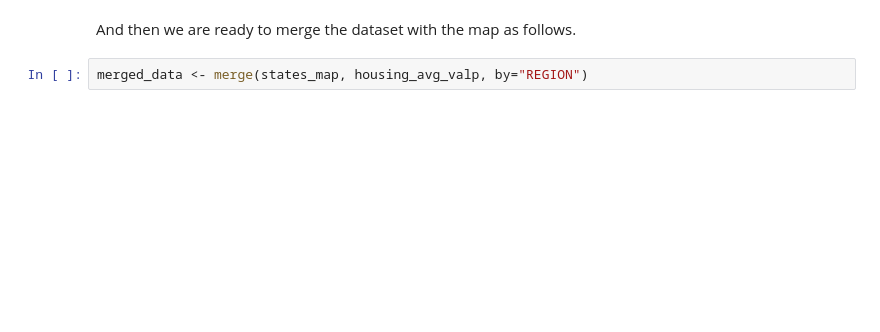
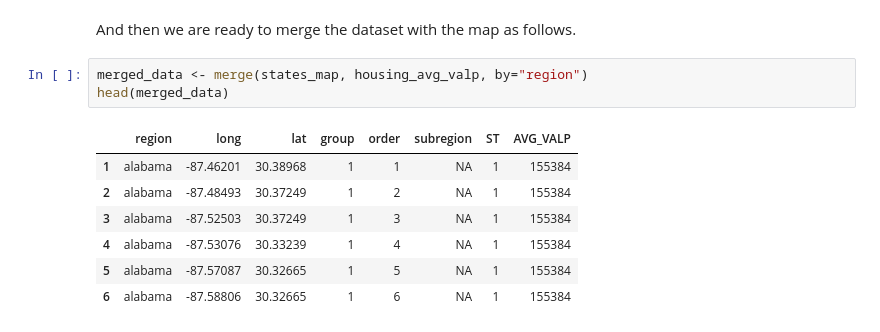
Before and after one commit to jadianes/spark-r-notebooks, a Jupyter notebook: notebooks/nb3-eda/nb3-eda.ipynb, the cells around one changed output. Cells and saved outputs as stored; diff of their text form; blank space fills up the shorter version.

```diff
--- a/notebooks/nb3-eda/nb3-eda.ipynb
+++ b/notebooks/nb3-eda/nb3-eda.ipynb
@@ -166,4 +192,13 @@ head(housing_avg_valp)
 # %% [markdown]
 And then we are ready to merge the dataset with the map as follows.
 # %%
-merged_data <- merge(states_map, housing_avg_valp, by="REGION")
+merged_data <- merge(states_map, housing_avg_valp, by="region")
+head(merged_data)
+# %% [output]
+|  | region | long | lat | group | order | subregion | ST | AVG_VALP |
+| 1 | alabama | -87.46201 | 30.38968 | 1 | 1 | NA | 1 | 155384 |
+| 2 | alabama | -87.48493 | 30.37249 | 1 | 2 | NA | 1 | 155384 |
+| 3 | alabama | -87.52503 | 30.37249 | 1 | 3 | NA | 1 | 155384 |
+| 4 | alabama | -87.53076 | 30.33239 | 1 | 4 | NA | 1 | 155384 |
+| 5 | alabama | -87.57087 | 30.32665 | 1 | 5 | NA | 1 | 155384 |
+| 6 | alabama | -87.58806 | 30.32665 | 1 | 6 | NA | 1 | 155384 |
```
Also changed, not shown: parts of 14 cells of this notebook.
